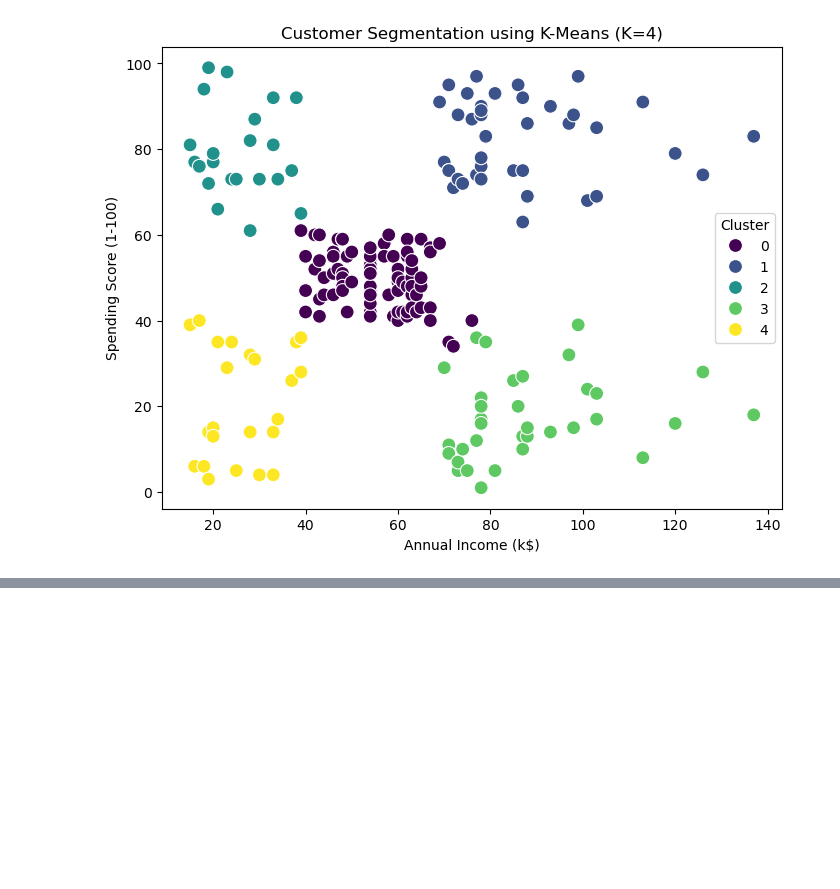
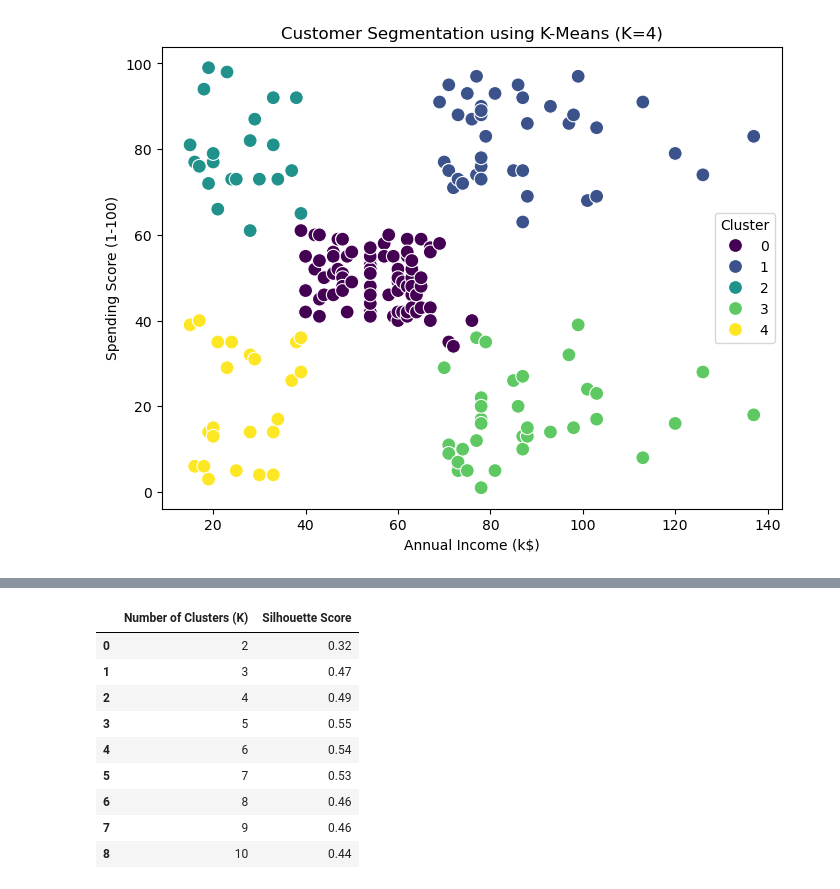
Before and after one commit to MahebobeFayyaz/8.-Clustering-ML, a Jupyter notebook: Clustering.ipynb, the cells around one changed output, grey strips where cells are left out. Cells and saved outputs as stored; diff of their text form; code cells hidden in the pictures; blank space fills up the shorter version.

```diff
--- a/Clustering.ipynb
+++ b/Clustering.ipynb
@@ -114,0 +178,3 @@ plt.show()
+# %%
+for k, value in zip(range(1,11), inertia):
+    print(k, value)
@@ -114,0 +224,42 @@ plt.show()
+# %%
+silhouette_scores = []
+
+for k in range(2, 11):
+
+    kmeans = KMeans(
+        n_clusters=k,
+        random_state=42,
+        n_init=10
+    )
+
+    labels = kmeans.fit_predict(X_scaled)
+
+    score = silhouette_score(
+        X_scaled,
+        labels
+    )
+
+    silhouette_scores.append(score)
+# %%
+import pandas as pd
+
+silhouette_df = pd.DataFrame({
+    "Number of Clusters (K)": range(2, 11),
+    "Silhouette Score": silhouette_scores
+})
+
+# Round values to 2 decimals
+silhouette_df["Silhouette Score"] = silhouette_df["Silhouette Score"].round(2)
+
+silhouette_df
+# %% [output]
+|  | Number of Clusters (K) | Silhouette Score |
+| 0 | 2 | 0.32 |
+| 1 | 3 | 0.47 |
+| 2 | 4 | 0.49 |
+| 3 | 5 | 0.55 |
+| 4 | 6 | 0.54 |
+| 5 | 7 | 0.53 |
+| 6 | 8 | 0.46 |
+| 7 | 9 | 0.46 |
+| 8 | 10 | 0.44 |
```
Also changed, not shown: parts of 10 cells of this notebook.
